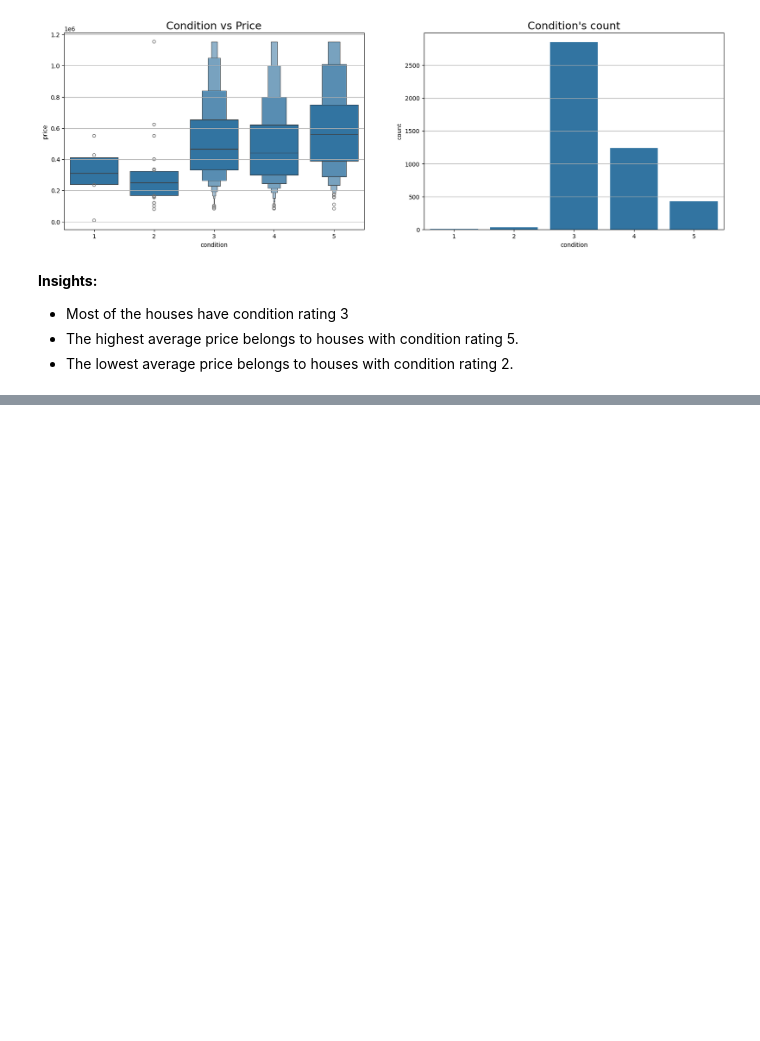
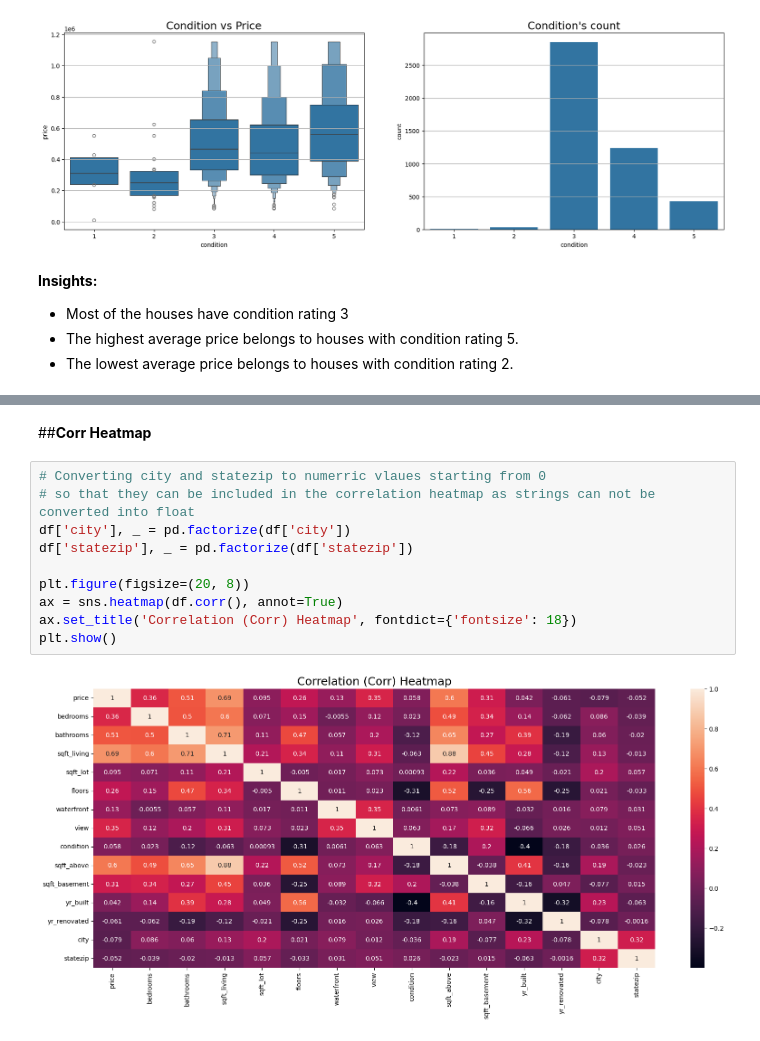
Before and after one commit to MuneefMumthas/CO538-Muneef-22206529, a Jupyter notebook: CO538_CW1_MLProject_Muneef_22206529.ipynb, the cells around one changed output, grey strips where cells are left out. Saved outputs shown, nothing was run; the diff lists cells and outputs as text; blank space fills up the shorter version.

```diff
--- a/CO538_CW1_MLProject_Muneef_22206529.ipynb
+++ b/CO538_CW1_MLProject_Muneef_22206529.ipynb
@@ -425,0 +440,14 @@ plt.show()
+# %% [markdown]
+##**Corr Heatmap**
+# %%
+# Converting city and statezip to numerric vlaues starting from 0
+# so that they can be included in the correlation heatmap as strings can not be converted into float
+df['city'], _ = pd.factorize(df['city'])
+df['statezip'], _ = pd.factorize(df['statezip'])
+
+plt.figure(figsize=(20, 8))
+ax = sns.heatmap(df.corr(), annot=True)
+ax.set_title('Correlation (Corr) Heatmap', fontdict={'fontsize': 18})
+plt.show()
+# %% [output]
+[figure, added]
```
Also changed, not shown: parts of 5 cells of this notebook.
